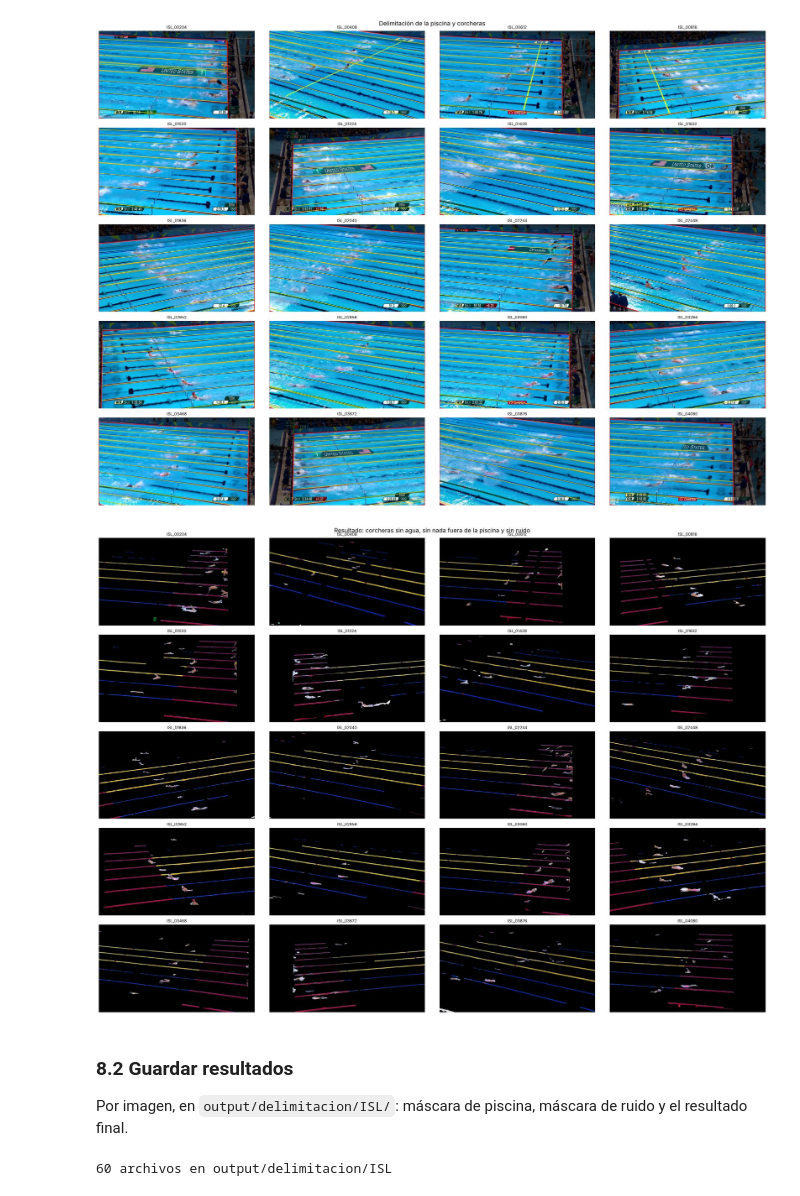
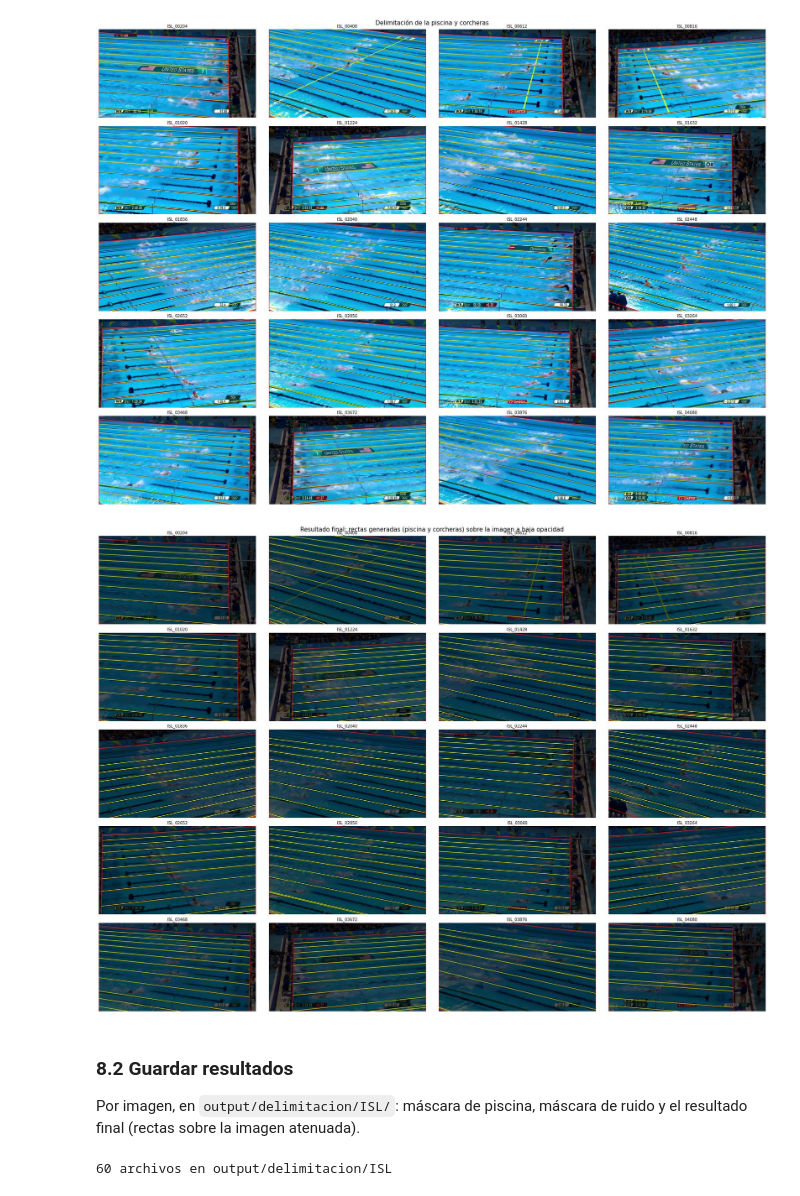
Before and after one commit to lauraSSB/ProcesamientoImagenesNadadores, a Jupyter notebook: notebooks/delimitacion_piscina_ISL.ipynb, the cells around one changed output. Saved outputs shown, nothing was run; the diff lists cells and outputs as text; code cells hidden in the pictures.

```diff
--- a/notebooks/delimitacion_piscina_ISL.ipynb
+++ b/notebooks/delimitacion_piscina_ISL.ipynb
@@ -642,31 +642,13 @@ def procesar_isl(img):
     ruido = (rect.a_imagen(ruido_r) | graf) & d["mascara"]
     ruido = cv2.dilate(ruido, np.ones((3, 3), np.uint8)) & d["mascara"]      # cubre el halo de cada corchera
 
-    # Resultado final: solo lo que no es agua dentro de la piscina (corcheras y lo que flota en ellas),
-    # sin el ruido que no es corchera (gráficos de TV, línea del WR, guías del fondo), sobre fondo negro.
-    hsv_r = cv2.cvtColor(img_r, cv2.COLOR_BGR2HSV)
-    v_agua = np.median(hsv_r[..., 2][(pis_r > 0) & (agua_r > 0)])
-    h_r, s_r, v_r = hsv_r[..., 0], hsv_r[..., 1], hsv_r[..., 2]
-    guias_r = (v_r < 0.55 * v_agua) & (s_r > 120) & (h_r >= 75) & (h_r <= 130)
-    for l in lineas:
-        if l["tipo"] == "guia":
-            k = int(max(3, 0.6 * l["ancho"] + 2))
-            guias_r[max(0, l["fila"] - k): l["fila"] + k + 1] = True
-    guias_r[: d["f_sup"] + 12] = True                                    # canaleta blanca del borde lejano
-    ruido_no_corchera = (cv2.dilate(graf, np.ones((9, 9), np.uint8)) > 0) | (rect.a_imagen(guias_r.astype(np.uint8) * 255) > 0)
-    conservar = ((agua == 0) & (d["mascara"] > 0) & ~ruido_no_corchera).astype(np.uint8) * 255
-    conservar = cv2.morphologyEx(conservar, cv2.MORPH_OPEN, np.ones((3, 3), np.uint8))
-    nitidez = mapa_nitidez(img)
-    n, etiquetas, stats, _ = cv2.connectedComponentsWithStats(conservar, 8)
-    for i in range(1, n):
-        comp = etiquetas == i
-        corto = stats[i, cv2.CC_STAT_WIDTH] < 250
-        if stats[i, cv2.CC_STAT_AREA] < 150 or (corto and np.percentile(nitidez[comp], 90) > 22):
-            conservar[comp] = 0          # motas sueltas y logos nítidos (OMEGA) que no son corchera
-    resultado = np.zeros_like(img)
-    resultado[conservar > 0] = img[conservar > 0]
+    # Resultado final: las rectas generadas (polígono de la piscina y eje de cada corchera)
+    # sobre la imagen original a muy baja opacidad, solo como referencia.
+    OPACIDAD_FONDO = 0.35
+    resultado = dibujar_corcheras((img * OPACIDAD_FONDO).astype(np.uint8), lineas, d["mascara"])
+    cv2.polylines(resultado, [np.round(d["esquinas"]).astype(np.int32)], True, (0, 0, 255), 4)
     return dict(fuga=v, inliers=inliers, delim=d, piscina=d["mascara"], lineas=lineas, ruido=ruido,
-                conservar=conservar, resultado=resultado)
+                resultado=resultado)
 
 
 def vista_delimitacion(img, res):
@@ -738,13 +720,13 @@ grilla(vista_delimitacion, "Delimitación de la piscina y corcheras")
 # %% [output]
 [figure]
 # %%
-grilla(vista_resultado, "Resultado: corcheras sin agua, sin nada fuera de la piscina y sin ruido")
+grilla(vista_resultado, "Resultado final: rectas generadas (piscina y corcheras) sobre la imagen a baja opacidad")
 # %% [output]
-[figure, old version]
+[figure, new version]
 # %% [markdown]
 ### 8.2 Guardar resultados
 
-Por imagen, en `output/delimitacion/ISL/`: máscara de piscina, máscara de ruido y el resultado final.
+Por imagen, en `output/delimitacion/ISL/`: máscara de piscina, máscara de ruido y el resultado final (rectas sobre la imagen atenuada).
 # %%
 SALIDA = ROOT / "output" / "delimitacion" / VISTA
 SALIDA.mkdir(parents=True, exist_ok=True)
```
Also changed, not shown: parts of 7 cells of this notebook, 20 other files.
